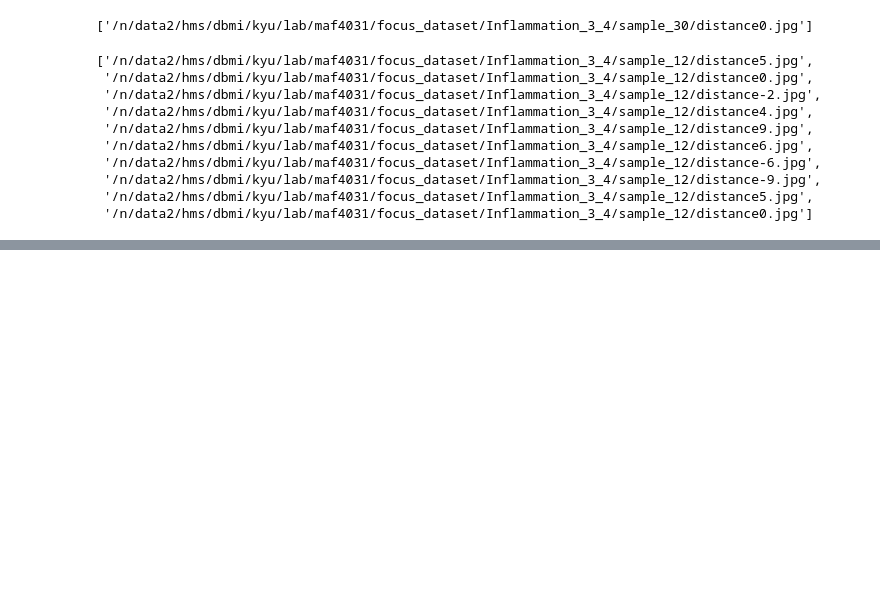
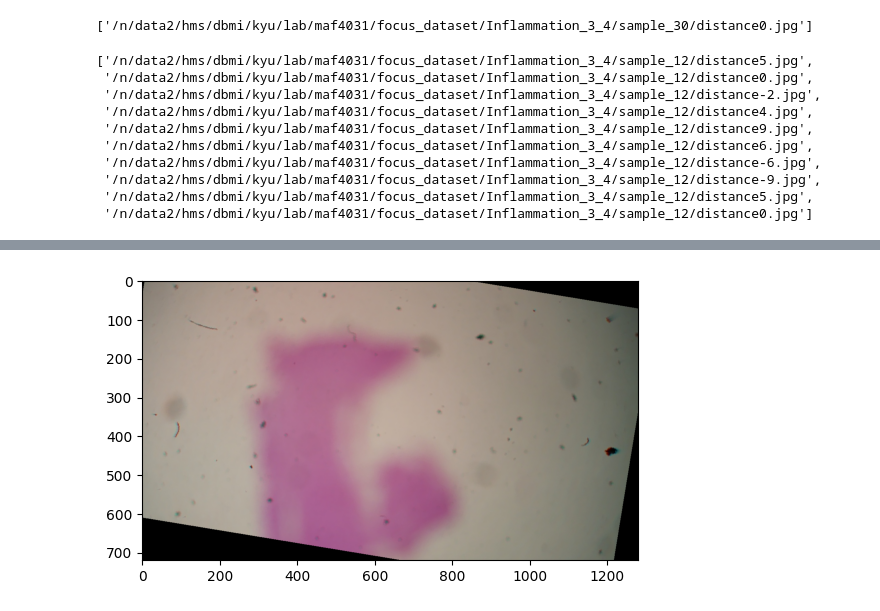
Before and after one commit to max-27/focus_model, a Jupyter notebook: eda.ipynb, the cells around one changed output, grey strips where cells are left out. Saved outputs shown, nothing was run; the diff lists cells and outputs as text; code cells hidden in the pictures; blank space fills up the shorter version.

```diff
--- a/eda.ipynb
+++ b/eda.ipynb
@@ -179,0 +207,7 @@ brenner_gradient(i)
+# %%
+transform_affine = transforms.RandomAffine(degrees=10, translate=(0.1,0.1), scale=(0.9,1.1))
+transformed_img = transform_affine(torch.from_numpy(i).permute(2,0,1))
+plt.imshow(transformed_img.permute(1,2,0))
+plt.show()
+# %% [output]
+[figure, added]
```
Also changed, not shown: parts of 12 cells of this notebook, 1 other file.
